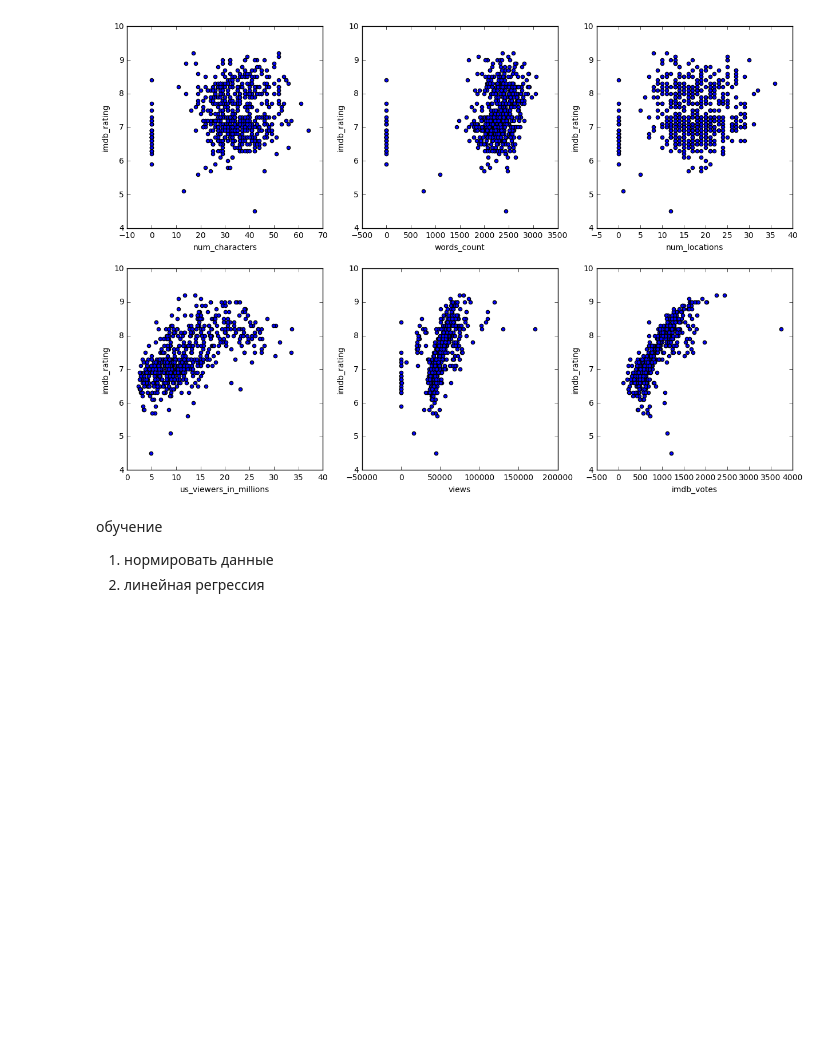
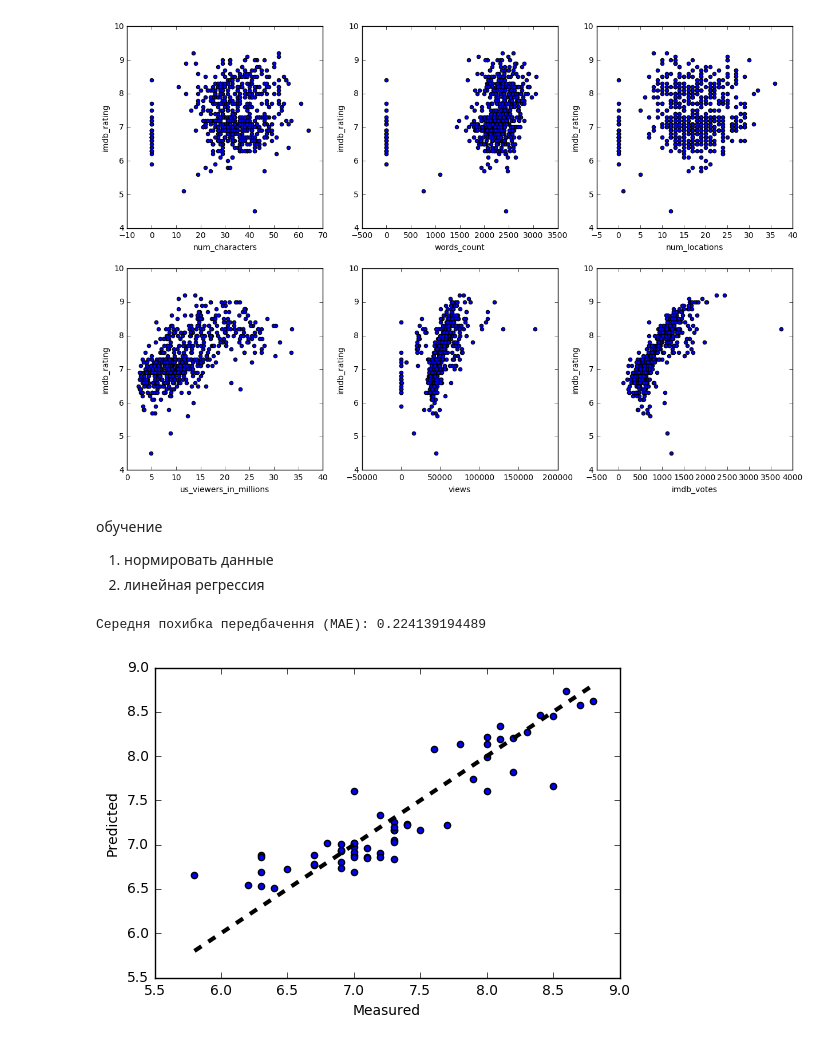
Before and after one commit to veraokhrimenko/simpson, a Jupyter notebook: simpsons.ipynb, the cells around one changed output. Cells and saved outputs as stored; diff of their text form; code cells hidden in the pictures; blank space fills up the shorter version.

Commit message:
add xgbregressor

```diff
--- a/simpsons.ipynb
+++ b/simpsons.ipynb
@@ -90,0 +98,22 @@ for idx, feature in enumerate(episodes_data.columns[:-1]):
+# %%
+data_train = pd.get_dummies(data, columns=['main_character', 'main_location']).dropna()
+# %%
+train_X,test_X = train_test_split(data_train.ix[:, data_train.columns != 'imdb_rating'], test_size=0.1, random_state=42)
+train_y,test_y = train_test_split(data_train['imdb_rating'], test_size=0.1, random_state=42)
+# %%
+xgb_model = xgb.XGBRegressor(max_depth=4, learning_rate=0.05, n_estimators=200, seed=42).fit(train_X, train_y)
+# %%
+predicted_test =  xgb_model.predict(test_X);
+mae = mean_absolute_error(test_y, predicted_test)
+print('Cередня похибка передбачення (MAE):', mae)
+# %% [output]
+Cередня похибка передбачення (MAE): 0.224139194489
+# %%
+fig, ax = plt.subplots()
+ax.scatter(test_y, predicted_test)
+ax.plot([test_y.min(), test_y.max()], [test_y.min(), test_y.max()], 'k--', lw=3)
+ax.set_xlabel('Measured')
+ax.set_ylabel('Predicted')
+plt.show()
+# %% [output]
+[figure, added]
```
Also changed, not shown: parts of 8 cells of this notebook.
